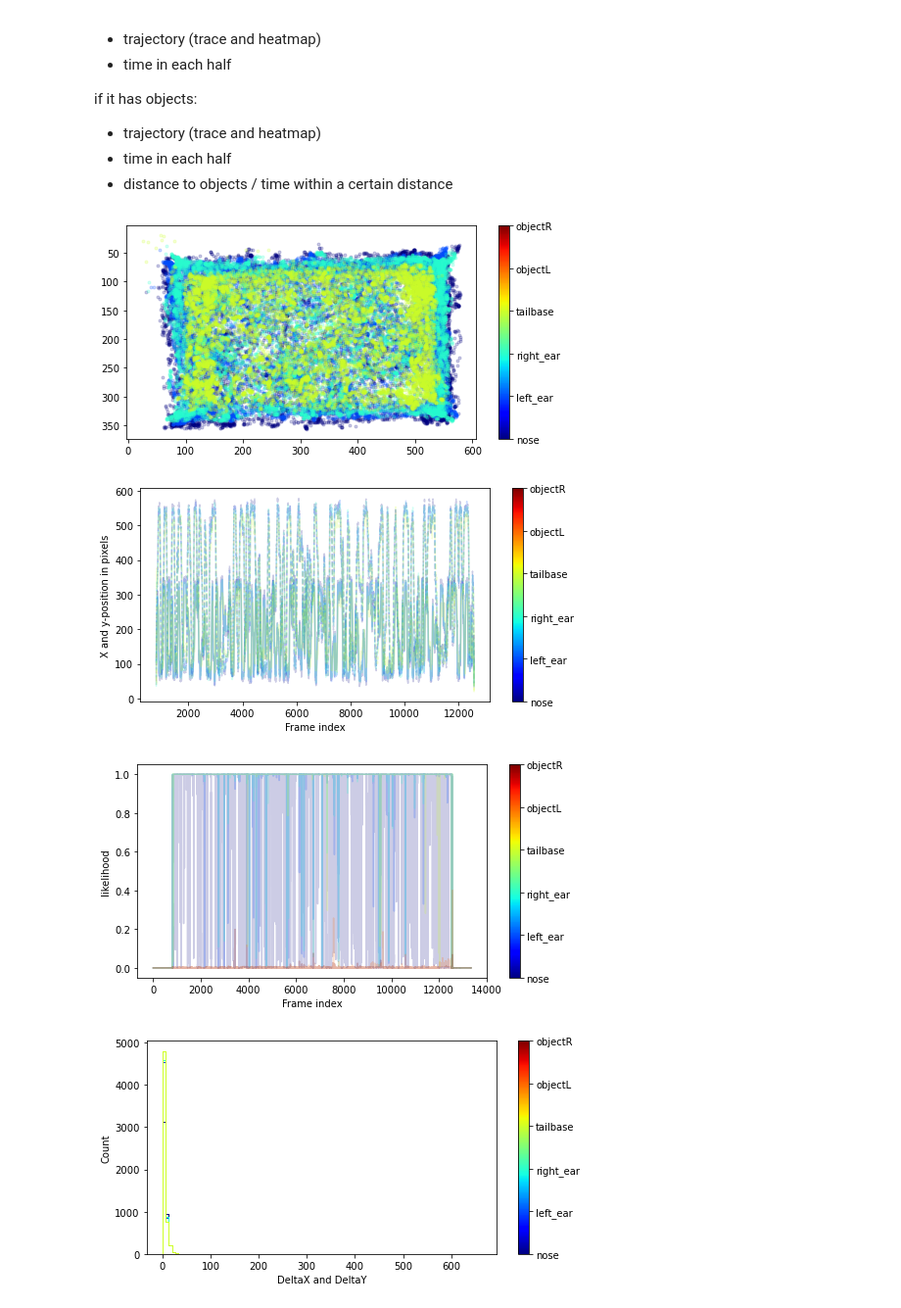
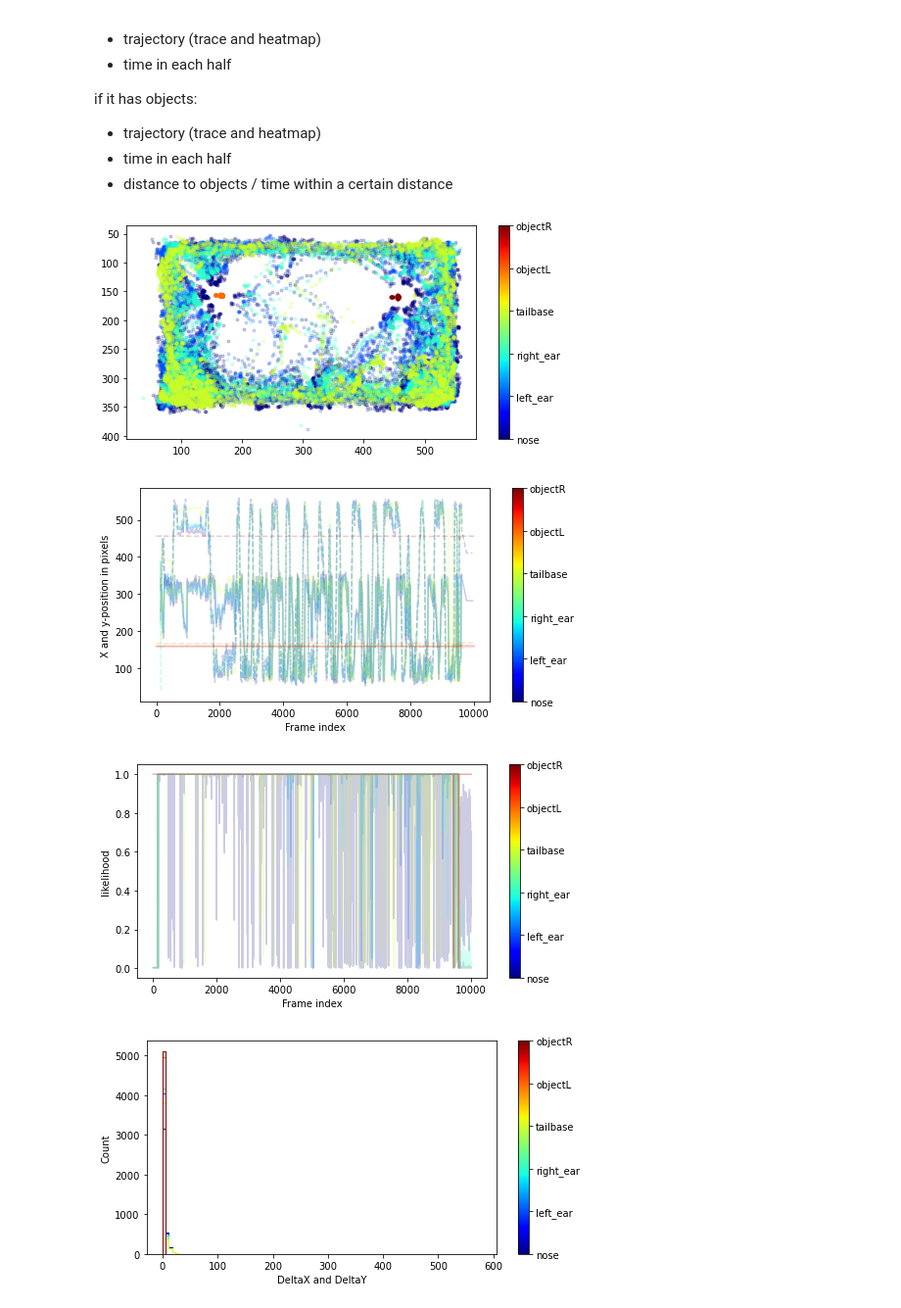
Before and after one commit to anabottura/OPL_analysis, a Jupyter notebook: OPL_main.ipynb, the cells around one changed output. Shown at 98% size. Saved outputs shown, nothing was run; the diff lists cells and outputs as text; code cells hidden in the pictures.

```diff
--- a/OPL_main.ipynb
+++ b/OPL_main.ipynb
@@ -10,10 +11,11 @@ import seaborn as sns
 # %% [markdown]
 ### Set directory and read files
 # %%
-data_dir = "/Users/anacarolinabotturabarros/PycharmProjects/OPL/pose_files/20210308/"
-
-files_list = [os.path.join(data_dir, f) for f in os.listdir(data_dir) if
-              (f.endswith(".csv"))]
+data_dir = "/Users/anacarolinabotturabarros/PycharmProjects/OPL/pose_files/"
+mouse_ids = [f for f in os.listdir(data_dir) if (os.path.isdir(os.path.join(data_dir, f)))]
+# files_list = [os.path.join(data_dir, f) for f in os.listdir(data_dir) if
+#               (f.endswith(".csv"))]
 
 # print(files_list)
+# print(mouse_ids)
 # %%
@@ -32,3 +37,20 @@ Index(['nose', 'left_ear', 'right_ear', 'tailbase', 'objectL', 'objectR'], dtype
+# %%
+def read_session_csv(data_dir, mouse_id, session_date):
+    session_path = os.path.join(data_dir, mouse_id, session_date)
+    session_files = [f for f in os.listdir(session_path) if (f.endswith(".csv"))]
+    session_csv = os.path.join(session_path, session_files[0])
+    df = pd.read_csv(session_csv, header=[1,2], index_col=0)
+    df.name = mouse_id+"_"+session_date
+    return df
+# %%
+mouse = 'mA0'
+session = '20210311'
+
+sess_df = read_session_csv(data_dir, mouse, session)
+
+# sess_df.head() # prints top part of the dataframe
+# sess_df['nose','x'] # call for a specific column
+# sess_df.columns.get_level_values(0).drop_duplicates() # get column names for the different indices
 # %% [markdown]
 ## Analysis
 
@@ -45,16 +67,16 @@ if it has objects:
 # %%
 # for all files
 # data to extract:
 # - trajectory (trace and heatmap)
 # - time in each half
 
-Dataframe = subjects['mA0']
+Dataframe = sess_df
 bps_to_plot=Dataframe.columns.get_level_values(0).drop_duplicates() #you can read out the header to get body part names!
 #you could also take a subset, i.e. =['snout']
 
 my_dlc_utils.PlottingResults(Dataframe,bps_to_plot,alphavalue=.2,pcutoff=.9,fs=(8,4))
 # %% [output]
-[figure, old version]
+[figure, new version]
-[figure, old version]
+[figure, new version]
-[figure, old version]
+[figure, new version]
-[figure, old version]
+[figure, new version]
```
Also changed, not shown: parts of 9 cells of this notebook.
